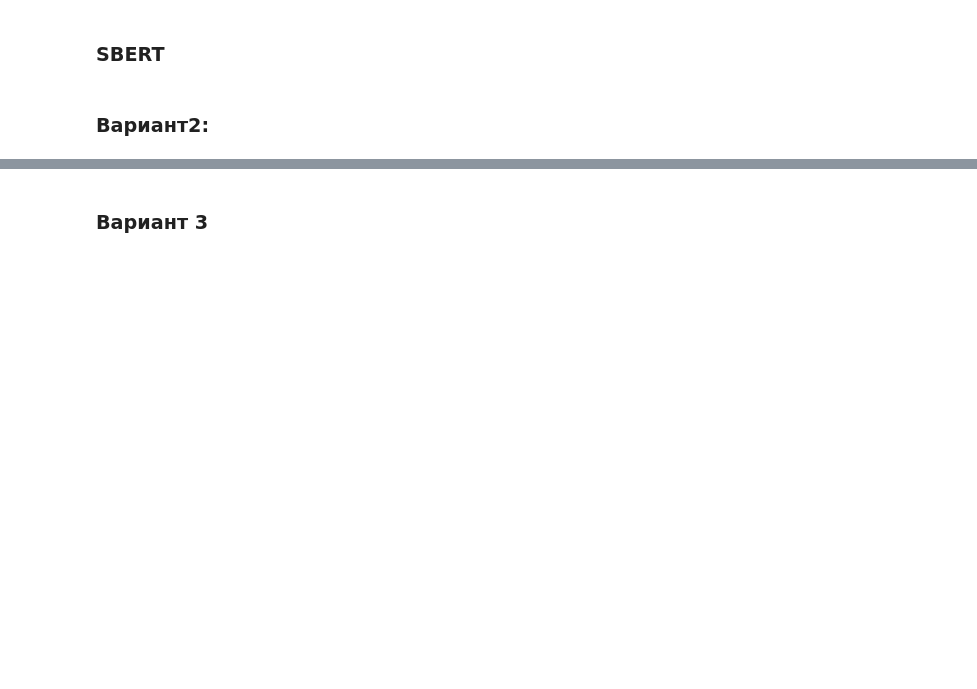
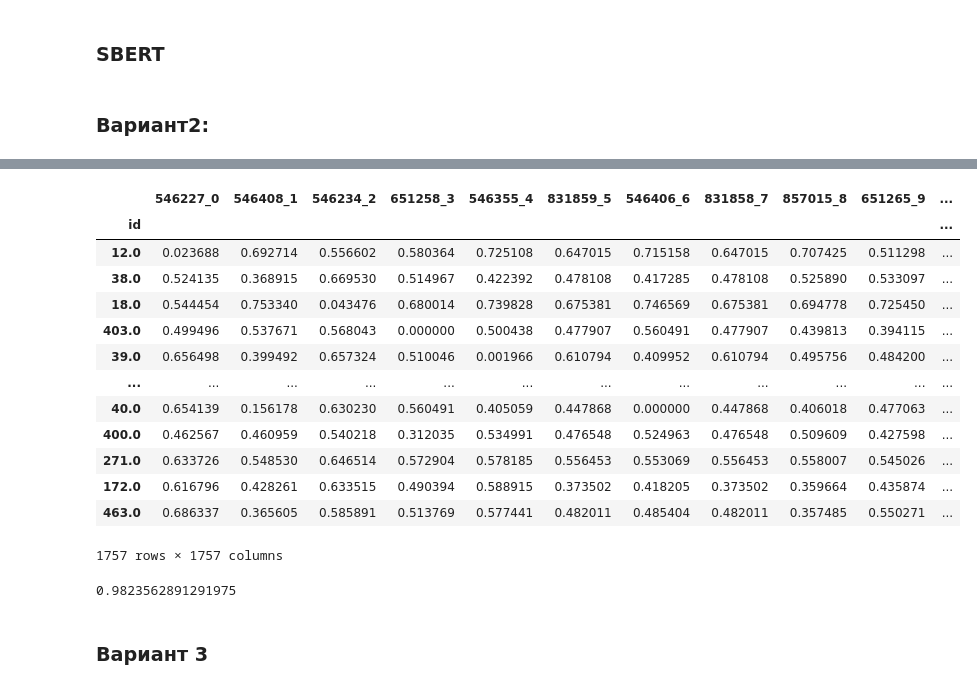
Before and after one commit to hackathone-prosept-team2/data-science, a Jupyter notebook: notebooks/prosept_shulev.ipynb, the cells around one changed output, grey strips where cells are left out. Cells and saved outputs as stored; diff of their text form; code cells hidden in the pictures; blank space fills up the shorter version.

```diff
--- a/notebooks/prosept_shulev.ipynb
+++ b/notebooks/prosept_shulev.ipynb
@@ -454,14 +793,29 @@ dealer_names = model.encode(columns)
 # %%
 #создадим матрицу соответствий названий
 # data = pairwise_distances(X1_sparse, X2_sparse, metric = 'cosine')
 # match_df = pd.DataFrame(index = products['name_1c'], columns = dealer_products['product_name'], data=data)
 # match_df
 
 data = pairwise_distances(market_names, dealer_names, metric = 'cosine')
-match_df = pd.DataFrame(index = products['id'],
-                        columns = dealer_products['product_key']+ '_' + pd.Series(range(dealer_products.shape[0])).astype(str),
+match_df = pd.DataFrame(index = df['id'],
+                        columns = df['key']+ '_' + pd.Series(range(df.shape[0])).astype(str),
                         data=data)
 match_df
+# %% [output]
+|  | 546227_0 | 546408_1 | 546234_2 | 651258_3 | 546355_4 | 831859_5 | 546406_6 | 831858_7 | 857015_8 | 651265_9 | ... |
+| id |  |  |  |  |  |  |  |  |  |  | ... |
+| 12.0 | 0.023688 | 0.692714 | 0.556602 | 0.580364 | 0.725108 | 0.647015 | 0.715158 | 0.647015 | 0.707425 | 0.511298 | ... |
+| 38.0 | 0.524135 | 0.368915 | 0.669530 | 0.514967 | 0.422392 | 0.478108 | 0.417285 | 0.478108 | 0.525890 | 0.533097 | ... |
+| 18.0 | 0.544454 | 0.753340 | 0.043476 | 0.680014 | 0.739828 | 0.675381 | 0.746569 | 0.675381 | 0.694778 | 0.725450 | ... |
+| 403.0 | 0.499496 | 0.537671 | 0.568043 | 0.000000 | 0.500438 | 0.477907 | 0.560491 | 0.477907 | 0.439813 | 0.394115 | ... |
+| 39.0 | 0.656498 | 0.399492 | 0.657324 | 0.510046 | 0.001966 | 0.610794 | 0.409952 | 0.610794 | 0.495756 | 0.484200 | ... |
+| ... | ... | ... | ... | ... | ... | ... | ... | ... | ... | ... | ... |
+| 40.0 | 0.654139 | 0.156178 | 0.630230 | 0.560491 | 0.405059 | 0.447868 | 0.000000 | 0.447868 | 0.406018 | 0.477063 | ... |
+| 400.0 | 0.462567 | 0.460959 | 0.540218 | 0.312035 | 0.534991 | 0.476548 | 0.524963 | 0.476548 | 0.509609 | 0.427598 | ... |
+| 271.0 | 0.633726 | 0.548530 | 0.646514 | 0.572904 | 0.578185 | 0.556453 | 0.553069 | 0.556453 | 0.558007 | 0.545026 | ... |
+| 172.0 | 0.616796 | 0.428261 | 0.633515 | 0.490394 | 0.588915 | 0.373502 | 0.418205 | 0.373502 | 0.359664 | 0.435874 | ... |
+| 463.0 | 0.686337 | 0.365605 | 0.585891 | 0.513769 | 0.577441 | 0.482011 | 0.485404 | 0.482011 | 0.357485 | 0.550271 | ... |
+1757 rows × 1757 columns
 # %%
 # рассчитаем Accuracy@k для оценки качества мэтчинга
 top_k = 5
@@ -483,6 +837,8 @@ for col in set(match_df.columns):
         matches.append(0)
 
 np.mean(matches)
+# %% [output]
+0.9823562891291975
 # %% [markdown]
 ### Вариант 3
 # %%
```
Also changed, not shown: parts of 47 cells of this notebook, 1 other file.
